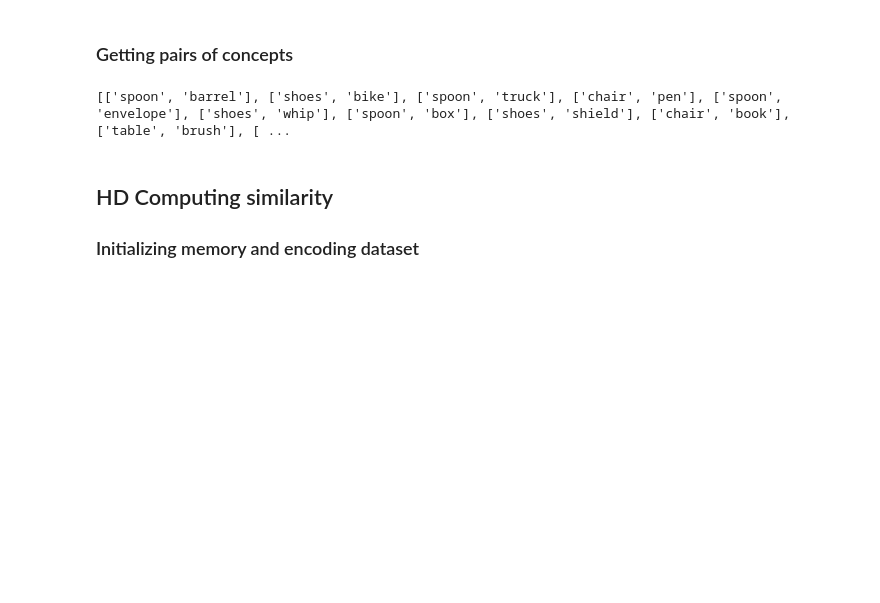
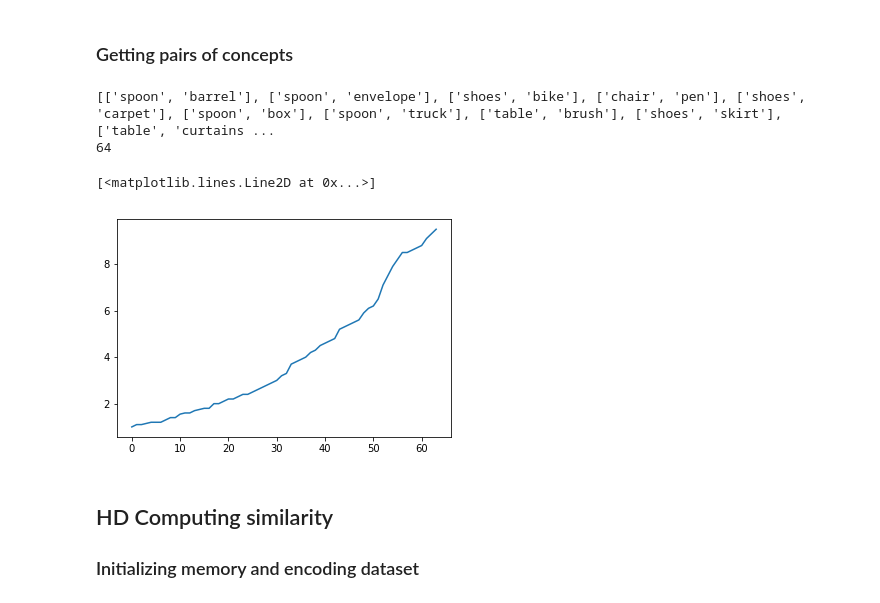
Before and after one commit to jobquiroz/VectorSymbolicArchitectures, a Jupyter notebook: CompareHumanData/ComparingSimilarity.ipynb, the cells around one changed output. Saved outputs shown, nothing was run; the diff lists cells and outputs as text; code cells hidden in the pictures; blank space fills up the shorter version.

Commit message:
Small changes to xlsx files and main program

```diff
--- a/CompareHumanData/ComparingSimilarity.ipynb
+++ b/CompareHumanData/ComparingSimilarity.ipynb
@@ -32,35 +32,45 @@ from scipy.stats.stats import pearsonr
 from nltk.corpus import wordnet as wn
 from nltk.corpus import wordnet_ic
 
-exp_file = 'ExperimentalResults_2.xlsx'
+
+#pathh = '../McRaedataset/'  # @ home
+pathh = ''    # @ school
+#exp_file = 'ExperimentalResults_2.xlsx'  #Datos obtenidos con mis encuestas
+#exp_file = 'ExperimentalResults_3.xlsx'   # Datos de MTURK-771
+exp_file = 'ExperimentalResults_4.xlsx'   # Q1 Modificado...
 # %% [markdown]
 ### Getting pairs of concepts
 # %%
 def ListofPairs (number):
     "It obtains a list of pairs of concepts"
     df = pd.read_excel(exp_file)
     if number > 0:
         string = 'Q' + str(number)
     else:
         string = 'average'
     # 1) List of concepts
     ordered = df.sort_values(by=string)
     c1 = map(str, list( ordered['concept 1'] ))
     c2 = map(str, list( ordered['concept 2'] ))
     L1 = map(list, zip(c1,c2))
     # 2) Human similarity
     ordered = df.sort_values(by=string)
-    L2 = map(lambda x: round(float(x), 3) / 10, list(ordered[string]))
+    L2 = list(ordered[string])
+    #L2 = map(lambda x: round(float(x), 3) / 10, list(ordered[string]))
 
     return L1, L2
 
-PConcepts, Hum_Sim = ListofPairs(0)
+PConcepts, Hum_Sim = ListofPairs(1)
 print PConcepts
-#Hum_Sim = HumanSim()
+print len(PConcepts)
+#print Hum_Sim
 # Plotting
-#plt.plot(Hum_Sim)
+plt.plot(Hum_Sim)
 # %% [output]
-[['spoon', 'barrel'], ['shoes', 'bike'], ['spoon', 'truck'], ['chair', 'pen'], ['spoon', 'envelope'], ['shoes', 'whip'], ['spoon', 'box'], ['shoes', 'shield'], ['chair', 'book'], ['table', 'brush'], [ ...
+[['spoon', 'barrel'], ['spoon', 'envelope'], ['shoes', 'bike'], ['chair', 'pen'], ['shoes', 'carpet'], ['spoon', 'box'], ['spoon', 'truck'], ['table', 'brush'], ['shoes', 'skirt'], ['table', 'curtains ...
+64
+[<matplotlib.lines.Line2D at 0x...>]
+[figure, added]
 # %% [markdown]
 ## HD Computing similarity
 
```
Also changed, not shown: parts of 6 cells of this notebook, 10 other files.
